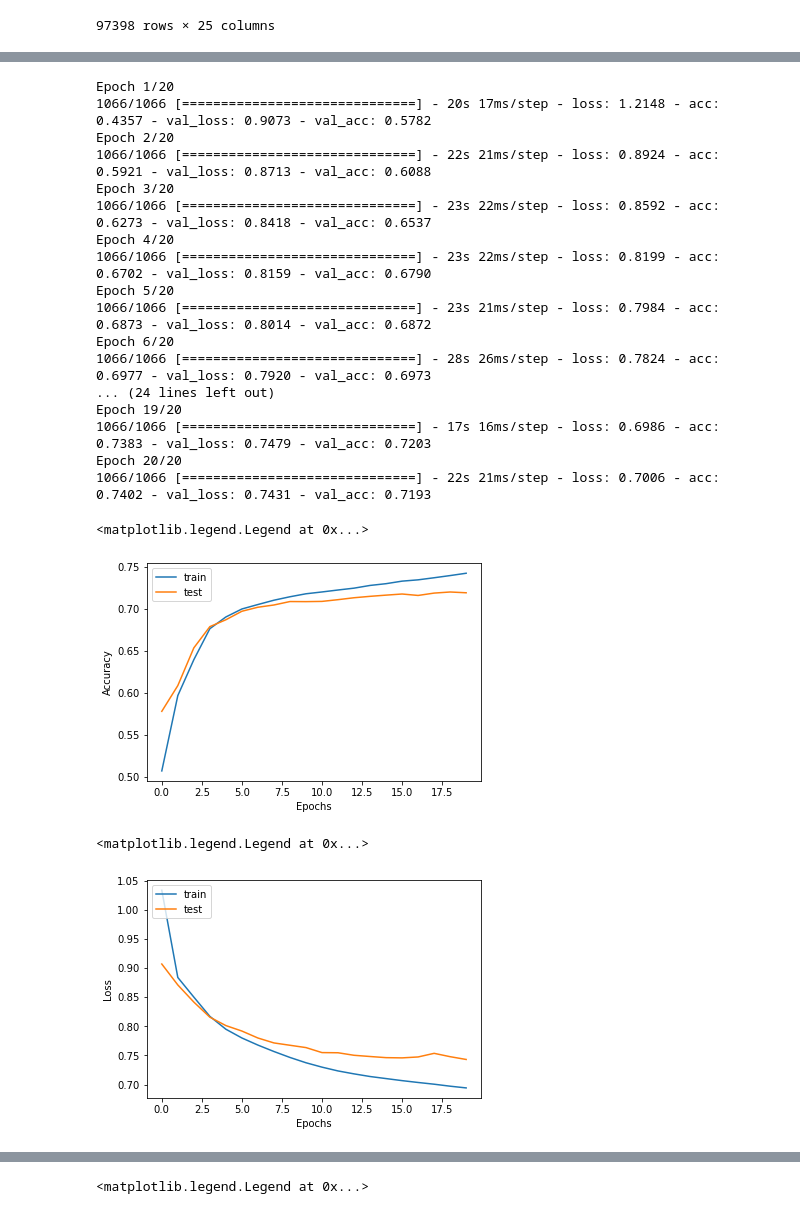
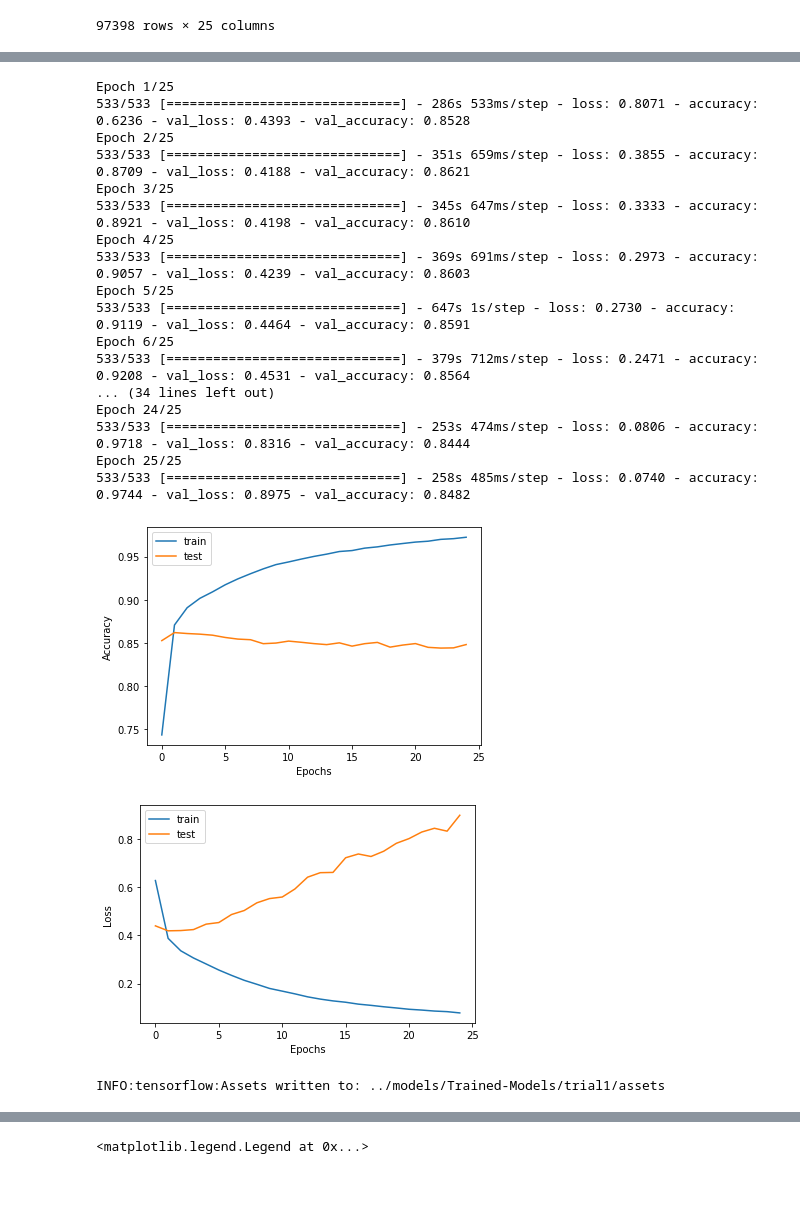
Before and after one commit to aish21/CE-CZ-4045-Natural-Language-Processing-NLP, a Jupyter notebook: scripts/NN_Supervised_Learning.ipynb, the cells around one changed output, grey strips where cells are left out. Cells and saved outputs as stored; diff of their text form; code cells hidden in the pictures; blank space fills up the shorter version.

Commit message:
Add tweet analysis + models

```diff
--- a/scripts/NN_Supervised_Learning.ipynb
+++ b/scripts/NN_Supervised_Learning.ipynb
@@ -134,27 +102,15 @@ print(X_train.shape)
 # %%
 max_words = 37320
-embed_dim = 64
+embed_dim = 128
 input_dim = 128
 optimizer = Adam(lr = 0.01)
 
-# Trial 1 - Extreme Overfitting
-# model = Sequential()
-# model.add(Embedding(input_dim,embed_dim,input_length = X.shape[1]))
-# model.add(SpatialDropout1D(0.4))
-# model.add(LSTM(196, dropout=0.2, recurrent_dropout=0.2))
-# model.add(Dense(3,activation='softmax'))
-# model.compile(loss = 'categorical_crossentropy', optimizer='adam',metrics = ['accuracy'])
-# print(model.summary())
-
-# Trial 2 - (20, 64)
+# Trial 1 - Baseline LSTM
 model = Sequential()
-model.add(Embedding(max_words, 40, input_length = X.shape[1]))
-model.add(Conv1D(20, 6, activation='relu', kernel_regularizer = regularizers.l1_l2(l1=2e-3, l2=2e-3), bias_regularizer=regularizers.l2(2e-3)))
-model.add(MaxPooling1D(5))
-model.add(Conv1D(20, 6, activation='relu', kernel_regularizer = regularizers.l1_l2(l1=2e-3, l2=2e-3), bias_regularizer=regularizers.l2(2e-3)))
-model.add(GlobalMaxPooling1D())
-model.add(Dense(3, activation='softmax'))
-model.compile(optimizer = 'rmsprop', loss = 'categorical_crossentropy', metrics = ['acc'])
-
+model.add(Embedding(37320,embed_dim,input_length = X.shape[1]))
+model.add(SpatialDropout1D(0.4))
+model.add(LSTM(196, dropout=0.2, recurrent_dropout=0.2))
+model.add(Dense(3,activation='softmax'))
+model.compile(loss = 'categorical_crossentropy', optimizer='adam',metrics = ['accuracy'])
 print(model.summary())
 # %% [output]
@@ -176,35 +132,35 @@ Non-trainable params: 0
 _________________________________________________________________
 None
 # %%
-history = model.fit(X_train, Y_train, epochs = 20, batch_size=64, validation_data=(X_test, Y_test))
+history = model.fit(X_train, Y_train, epochs = 25, batch_size=128, validation_data=(X_test, Y_test))
 # %% [output]
-Epoch 1/20
-1066/1066 [==============================] - 20s 17ms/step - loss: 1.2148 - acc: 0.4357 - val_loss: 0.9073 - val_acc: 0.5782
-Epoch 2/20
-1066/1066 [==============================] - 22s 21ms/step - loss: 0.8924 - acc: 0.5921 - val_loss: 0.8713 - val_acc: 0.6088
-Epoch 3/20
-1066/1066 [==============================] - 23s 22ms/step - loss: 0.8592 - acc: 0.6273 - val_loss: 0.8418 - val_acc: 0.6537
-Epoch 4/20
-1066/1066 [==============================] - 23s 22ms/step - loss: 0.8199 - acc: 0.6702 - val_loss: 0.8159 - val_acc: 0.6790
-Epoch 5/20
-1066/1066 [==============================] - 23s 21ms/step - loss: 0.7984 - acc: 0.6873 - val_loss: 0.8014 - val_acc: 0.6872
-Epoch 6/20
-1066/1066 [==============================] - 28s 26ms/step - loss: 0.7824 - acc: 0.6977 - val_loss: 0.7920 - val_acc: 0.6973
-... (24 lines left out)
-Epoch 19/20
-1066/1066 [==============================] - 17s 16ms/step - loss: 0.6986 - acc: 0.7383 - val_loss: 0.7479 - val_acc: 0.7203
-Epoch 20/20
-1066/1066 [==============================] - 22s 21ms/step - loss: 0.7006 - acc: 0.7402 - val_loss: 0.7431 - val_acc: 0.7193
+Epoch 1/25
+533/533 [==============================] - 286s 533ms/step - loss: 0.8071 - accuracy: 0.6236 - val_loss: 0.4393 - val_accuracy: 0.8528
+Epoch 2/25
+533/533 [==============================] - 351s 659ms/step - loss: 0.3855 - accuracy: 0.8709 - val_loss: 0.4188 - val_accuracy: 0.8621
+Epoch 3/25
+533/533 [==============================] - 345s 647ms/step - loss: 0.3333 - accuracy: 0.8921 - val_loss: 0.4198 - val_accuracy: 0.8610
+Epoch 4/25
+533/533 [==============================] - 369s 691ms/step - loss: 0.2973 - accuracy: 0.9057 - val_loss: 0.4239 - val_accuracy: 0.8603
+Epoch 5/25
+533/533 [==============================] - 647s 1s/step - loss: 0.2730 - accuracy: 0.9119 - val_loss: 0.4464 - val_accuracy: 0.8591
+Epoch 6/25
+533/533 [==============================] - 379s 712ms/step - loss: 0.2471 - accuracy: 0.9208 - val_loss: 0.4531 - val_accuracy: 0.8564
+... (34 lines left out)
+Epoch 24/25
+533/533 [==============================] - 253s 474ms/step - loss: 0.0806 - accuracy: 0.9718 - val_loss: 0.8316 - val_accuracy: 0.8444
+Epoch 25/25
+533/533 [==============================] - 258s 485ms/step - loss: 0.0740 - accuracy: 0.9744 - val_loss: 0.8975 - val_accuracy: 0.8482
 # %%
 #Plotting the accuracies
-plt.plot(history.history['acc'])
-plt.plot(history.history['val_acc'])
+plt.plot(history.history['accuracy'])
+plt.plot(history.history['val_accuracy'])
 plt.ylabel('Accuracy')
 plt.xlabel('Epochs')
 plt.legend(['train', 'test'], loc='upper left')
+plt.savefig('../models/Plots/Trial1_acc.png')
 # %% [output]
-<matplotlib.legend.Legend at 0x...>
-[figure, old version]
+[figure, new version]
 # %%
 #Plotting the losses
 plt.plot(history.history['loss'])
@@ -212,6 +168,11 @@ plt.plot(history.history['val_loss'])
 plt.ylabel('Loss')
 plt.xlabel('Epochs')
 plt.legend(['train', 'test'], loc='upper left')
+plt.savefig('../models/Plots/Trial1_loss.png')
 # %% [output]
-<matplotlib.legend.Legend at 0x...>
-[figure, old version]
+[figure, new version]
+# %%
+model.save('../models/Trained-Models/trial1')
+model.save('../models/Trained-Models/trial1.h5')
+# %% [output]
+INFO:tensorflow:Assets written to: ../models/Trained-Models/trial1/assets
```
Also changed, not shown: parts of 14 cells of this notebook, 21 other files.
